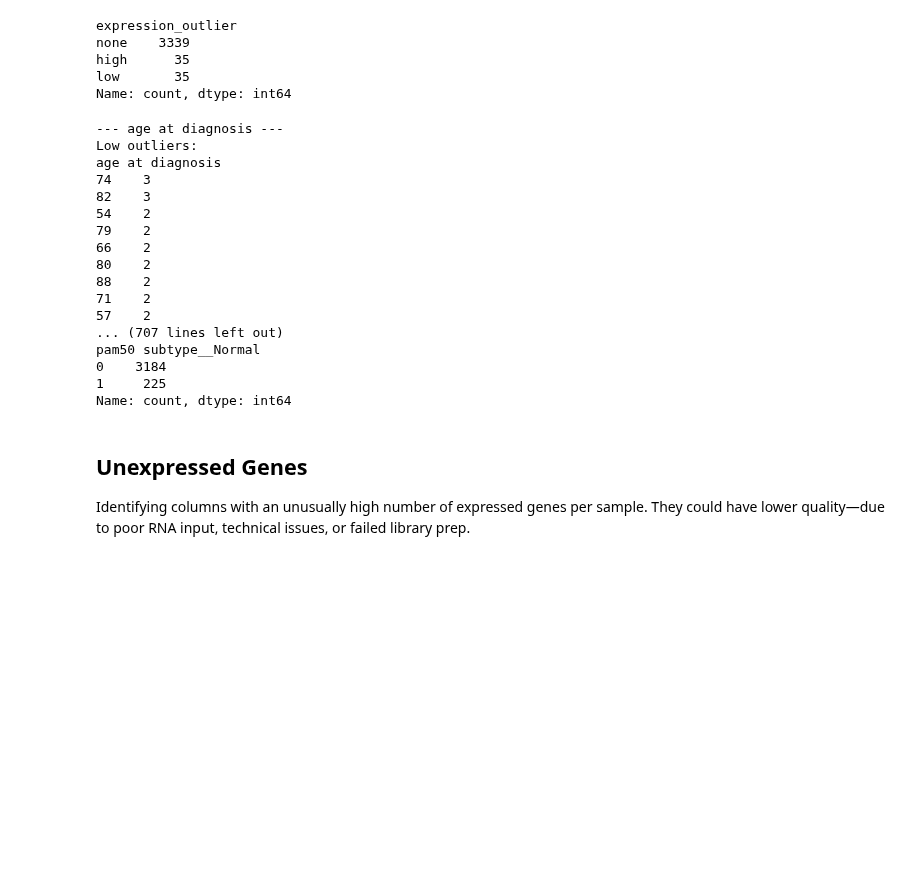
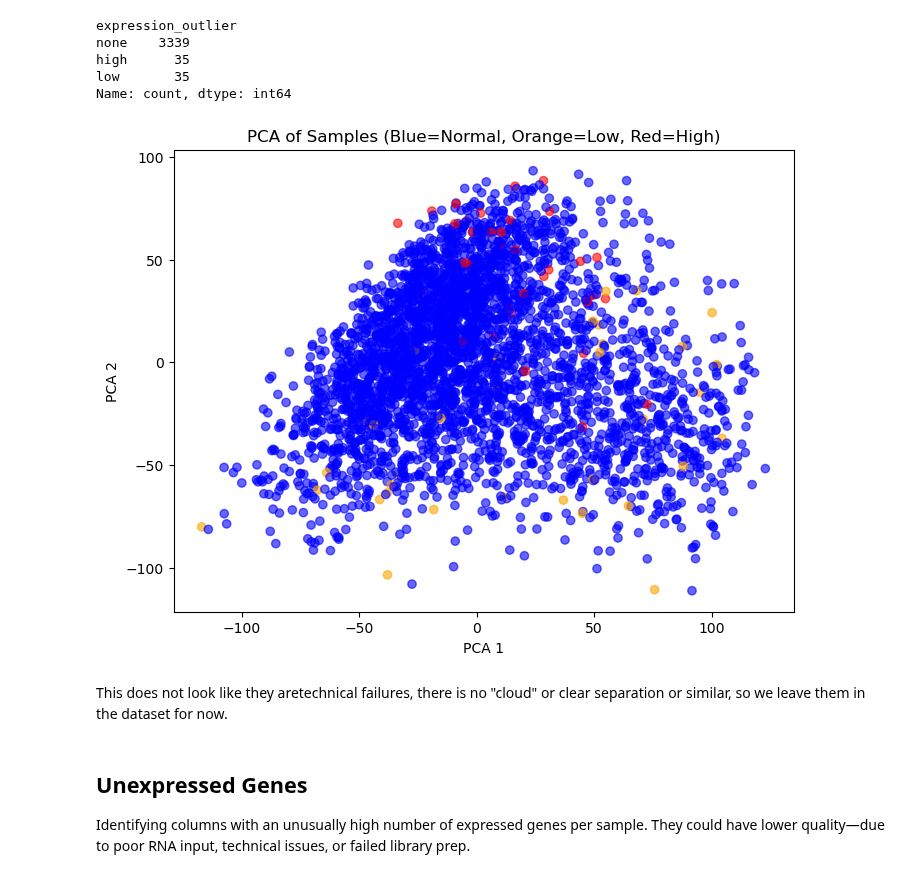
Before and after one commit to starshrimp/bioinformatics-tool, a Jupyter notebook: analysis/01_data_preprocessing_expr.ipynb, the cells around one changed output. Drawn from its saved outputs; the diff is of its cells as text; code cells hidden in the pictures; blank space fills up the shorter version.

```diff
--- a/analysis/01_data_preprocessing_expr.ipynb
+++ b/analysis/01_data_preprocessing_expr.ipynb
@@ -266,43 +298,37 @@ none    3339
 high      35
 low       35
 Name: count, dtype: int64
-# %%
-low_mask = clinical_df['expression_outlier'] == 'low'
-high_mask = clinical_df['expression_outlier'] == 'high'
-
-for col in clinical_df.columns:
-    # Skip the outlier column itself
-    if col == "expression_outlier":
-        continue
-    print(f"\n--- {col} ---")
-    # Only check if column isn't all unique (i.e., categorical or repeated values)
-    if clinical_df[col].nunique() < clinical_df.shape[0] / 2:
-        print("Low outliers:")
-        print(clinical_df.loc[low_mask, col].value_counts(dropna=False))
-        print("High outliers:")
-        print(clinical_df.loc[high_mask, col].value_counts(dropna=False))
-        print("All samples:")
-        print(clinical_df[col].value_counts(dropna=False))
-    else:
-        print("Skipped (likely numeric or all unique)")
-# %% [output]
---- age at diagnosis ---
-Low outliers:
-age at diagnosis
-74    3
-82    3
-54    2
-79    2
-66    2
-80    2
-88    2
-71    2
-57    2
-... (707 lines left out)
-pam50 subtype__Normal
-0    3184
-1     225
-Name: count, dtype: int64
+# %%
+# Label each sample
+def outlier_label(idx):
+    if idx in outliers_low:
+        return "Low outlier"
+    elif idx in outliers_high:
+        return "High outlier"
+    else:
+        return "Normal"
+
+outlier_labels = [outlier_label(idx) for idx in sample_sums.index]
+# %%
+from sklearn.decomposition import PCA
+import numpy as np
+
+pca = PCA(n_components=2)
+X_pca = pca.fit_transform(filtered_em_T)
+
+color_map = {"Normal": "blue", "Low outlier": "orange", "High outlier": "red"}
+colors = [color_map[label] for label in outlier_labels]
+
+plt.figure(figsize=(8, 6))
+plt.scatter(X_pca[:, 0], X_pca[:, 1], c=colors, alpha=0.6)
+plt.xlabel("PCA 1")
+plt.ylabel("PCA 2")
+plt.title("PCA of Samples (Blue=Normal, Orange=Low, Red=High)")
+plt.show()
+# %% [output]
+[figure, added]
+# %% [markdown]
+This does not look like they aretechnical failures, there is no "cloud" or clear separation or similar, so we leave them in the dataset for now.
 # %% [markdown]
 ## Unexpressed Genes
 Identifying columns with an unusually high number of expressed genes per sample.
```
Also changed, not shown: parts of 25 cells of this notebook, 3 other files.
